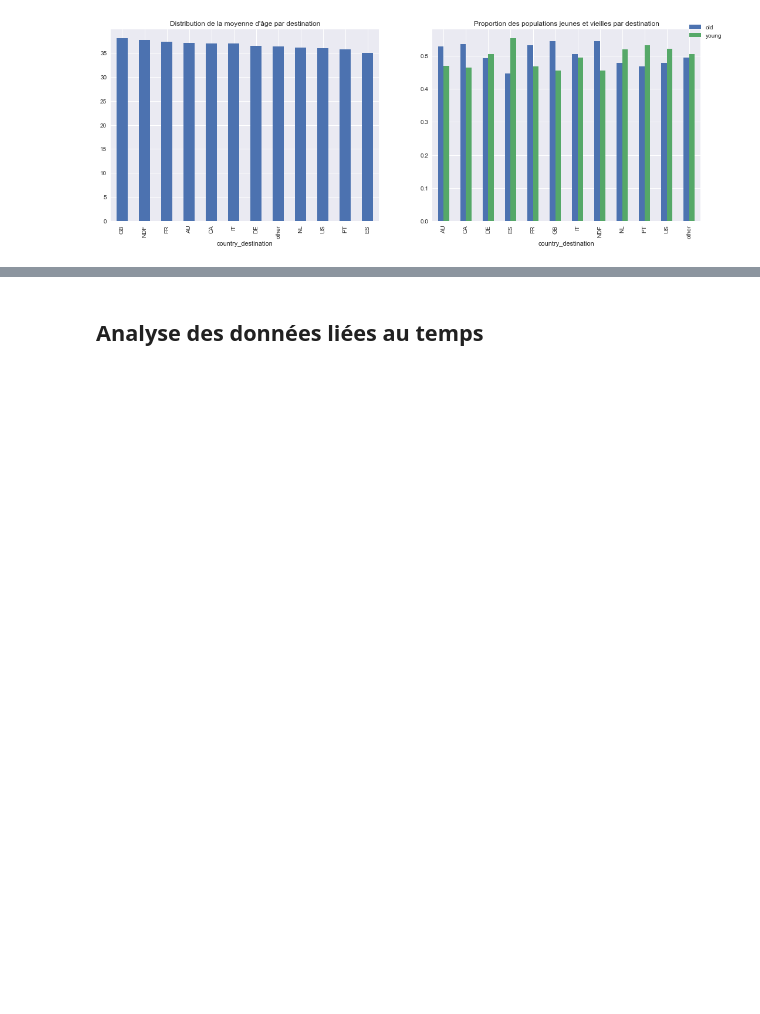
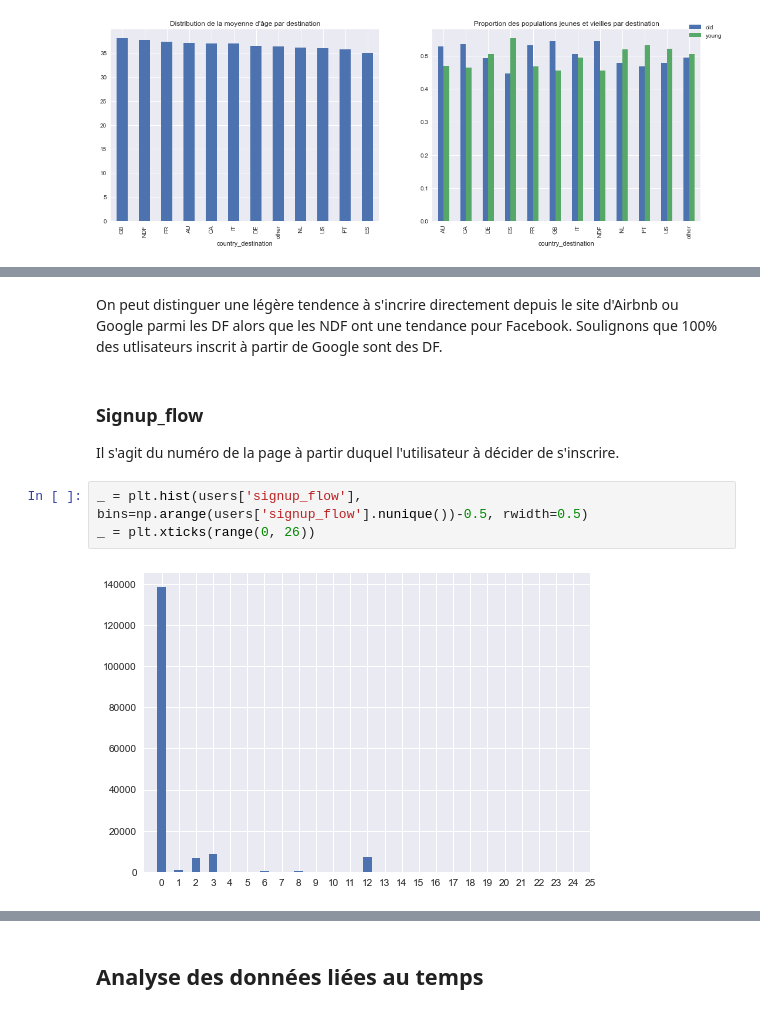
Before and after one commit to vesran/BookerGuess, a Jupyter notebook: _2_analyse_des_utilisateurs.ipynb, the cells around one changed output, grey strips where cells are left out. Cells and saved outputs as stored; diff of their text form; blank space fills up the shorter version.

```diff
--- a/_2_analyse_des_utilisateurs.ipynb
+++ b/_2_analyse_des_utilisateurs.ipynb
@@ -130,0 +157,11 @@ Néanmoins, les données restent peu séparables dans ce cas.
+# %% [markdown]
+On peut distinguer une légère tendence à s'incrire directement depuis le site d'Airbnb ou Google parmi les DF alors que les NDF ont une tendance pour Facebook. Soulignons que 100% des utlisateurs inscrit à partir de Google sont des DF.
+# %% [markdown]
+### Signup_flow
+
+Il s'agit du numéro de la page à partir duquel l'utilisateur à décider de s'inscrire.
+# %%
+_ = plt.hist(users['signup_flow'], bins=np.arange(users['signup_flow'].nunique())-0.5, rwidth=0.5)
+_ = plt.xticks(range(0, 26))
+# %% [output]
+[figure, added]
```
Also changed, not shown: parts of 17 cells of this notebook.
